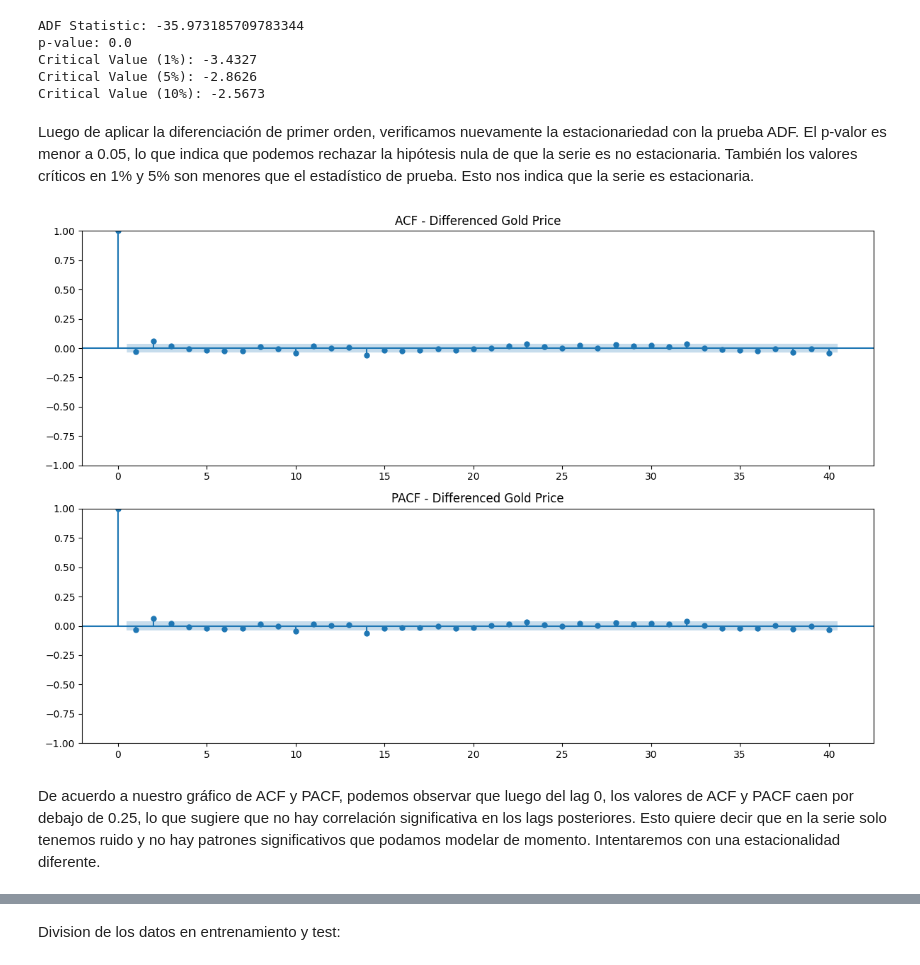
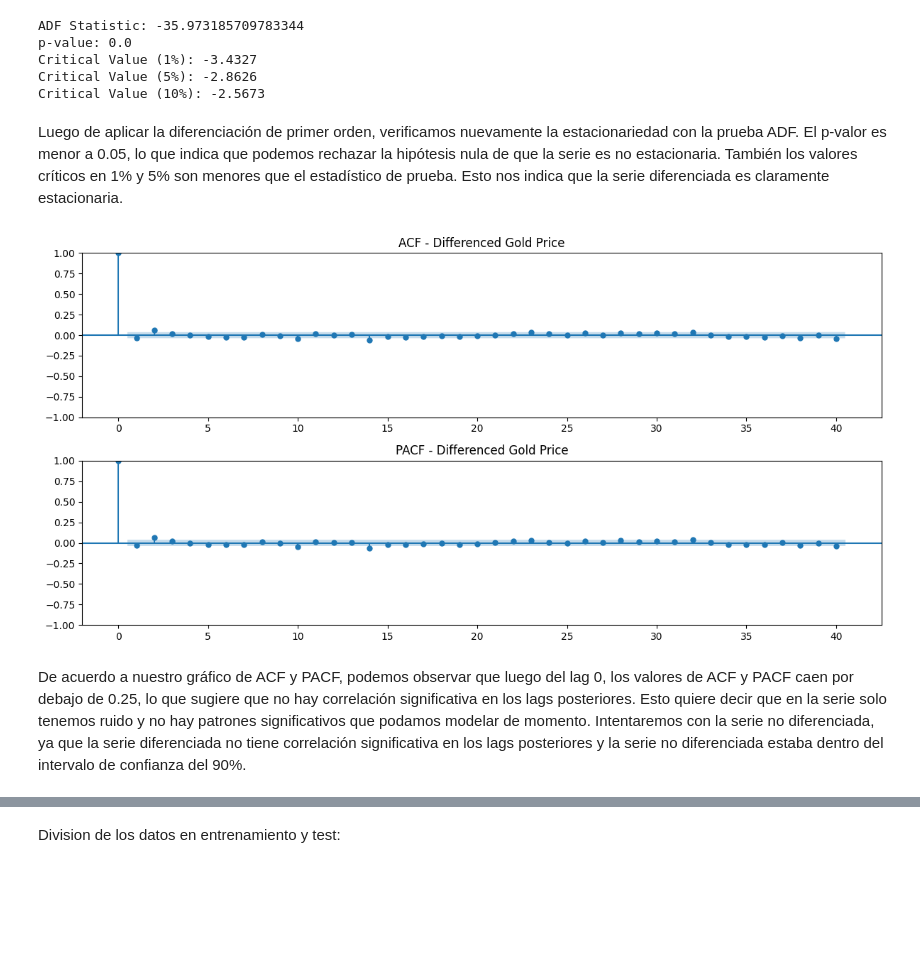
Before and after one commit to jariel17/time-series-analysis-gold, a Jupyter notebook: eda_price.ipynb, the cells around one changed output, grey strips where cells are left out. Saved outputs shown, nothing was run; the diff lists cells and outputs as text; code cells hidden in the pictures; blank space fills up the shorter version.

```diff
--- a/eda_price.ipynb
+++ b/eda_price.ipynb
@@ -440,21 +517,22 @@ Critical Value (1%): -3.4327
 Critical Value (5%): -2.8626
 Critical Value (10%): -2.5673
 # %% [markdown]
-Luego de aplicar la diferenciación de primer orden, verificamos nuevamente la estacionariedad con la prueba ADF. El p-valor es menor a 0.05, lo que indica que podemos rechazar la hipótesis nula de que la serie es no estacionaria. También los valores críticos en 1% y 5% son menores que el estadístico de prueba. Esto nos indica que la serie es estacionaria.
+Luego de aplicar la diferenciación de primer orden, verificamos nuevamente la estacionariedad con la prueba ADF. El p-valor es menor a 0.05, lo que indica que podemos rechazar la hipótesis nula de que la serie es no estacionaria. También los valores críticos en 1% y 5% son menores que el estadístico de prueba. Esto nos indica que la serie diferenciada es claramente estacionaria.
 # %%
-fig, axs = plt.subplots(2, 1, figsize=(12, 8))
+fig, axs = plt.subplots(2, 1, figsize=(12, 6))
 
 # ACF plot (for MA terms)
 plot_acf(price_diff, ax=axs[0], lags=40)
 axs[0].set_title('ACF - Differenced Gold Price')
 
 # PACF plot (for AR terms)
-plot_pacf(price_diff, ax=axs[1], lags=40, method='ywm')
+plot_pacf(price_diff, ax=axs[1], lags=40, method='ols')
 axs[1].set_title('PACF - Differenced Gold Price')
 
 plt.tight_layout()
 plt.show()
 # %% [output]
-[figure, old version]
+[figure, new version]
 # %% [markdown]
-De acuerdo a nuestro gráfico de ACF y PACF, podemos observar que luego del lag 0, los valores de ACF y PACF caen por debajo de 0.25, lo que sugiere que no hay correlación significativa en los lags posteriores. Esto quiere decir que en la serie solo tenemos ruido y no hay patrones significativos que podamos modelar de momento. Intentaremos con una estacionalidad diferente.
+De acuerdo a nuestro gráfico de ACF y PACF, podemos observar que luego del lag 0, los valores de ACF y PACF caen por debajo de 0.25, lo que sugiere que no hay correlación significativa en los lags posteriores. Esto quiere decir que en la serie solo tenemos ruido y no hay patrones significativos que podamos modelar de momento.
+Intentaremos con la serie no diferenciada, ya que la serie diferenciada no tiene correlación significativa en los lags posteriores y la serie no diferenciada estaba dentro del intervalo de confianza del 90%.
```
Also changed, not shown: parts of 19 cells of this notebook, 1 other file.
